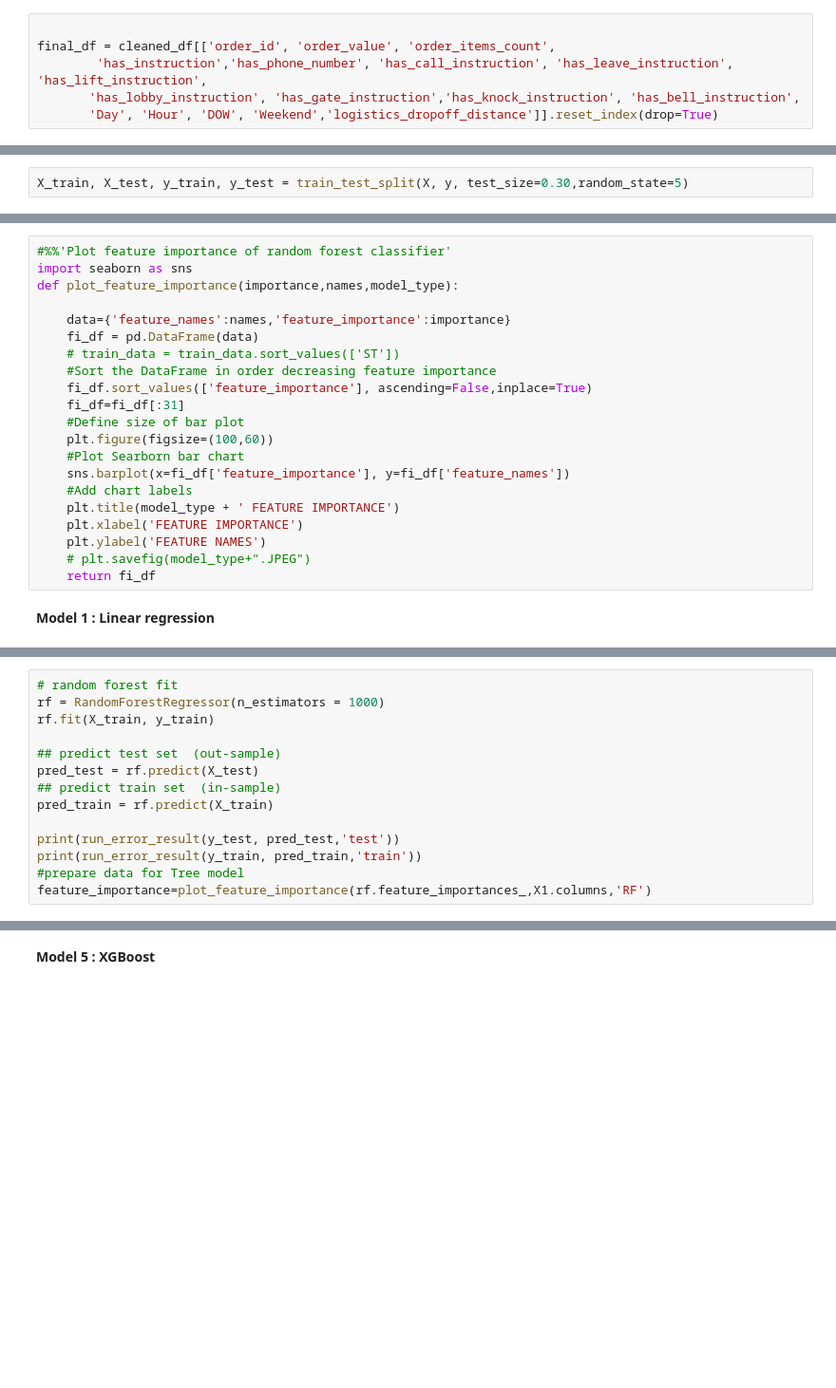
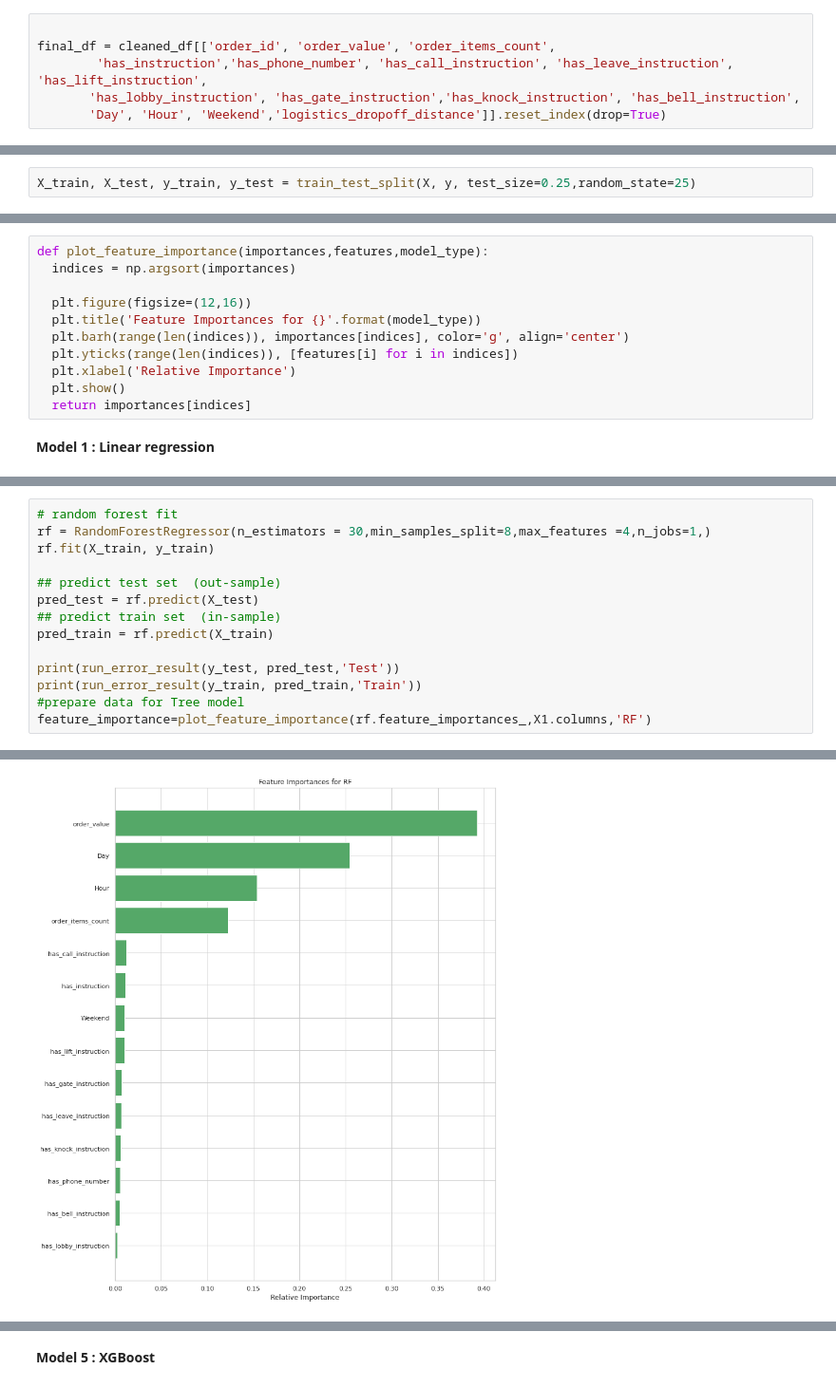
Before and after one commit to krishnarevi/Attention_model_from_scratch, a Jupyter notebook: Prediction_of_bad_deliveries.ipynb, the cells around one changed output, grey strips where cells are left out. Shown at 95% size. Cells and saved outputs as stored; diff of their text form; blank space fills up the shorter version.

```diff
--- a/Prediction_of_bad_deliveries.ipynb
+++ b/Prediction_of_bad_deliveries.ipynb
@@ -451,7 +447,7 @@ enough features from it
 final_df = cleaned_df[['order_id', 'order_value', 'order_items_count',
         'has_instruction','has_phone_number', 'has_call_instruction', 'has_leave_instruction', 'has_lift_instruction',
        'has_lobby_instruction', 'has_gate_instruction','has_knock_instruction', 'has_bell_instruction',
-       'Day', 'Hour', 'DOW', 'Weekend','logistics_dropoff_distance']].reset_index(drop=True)
+       'Day', 'Hour', 'Weekend','logistics_dropoff_distance']].reset_index(drop=True)
 # %%
 final_df.head()
 # %% [output]
@@ -500,7 +495,7 @@ Index(['order_value', 'order_items_count', 'has_instruction',
        'Weekend'],
       dtype='object')
 # %%
-X_train, X_test, y_train, y_test = train_test_split(X, y, test_size=0.30,random_state=5)
+X_train, X_test, y_train, y_test = train_test_split(X, y, test_size=0.25,random_state=25)
 # %%
 #error display function
 def run_error_result(actual,forecast,name):
@@ -524,23 +515,13 @@ def run_error_result(actual,forecast,name):
-# %%
-#%%'Plot feature importance of random forest classifier'
-import seaborn as sns
-def plot_feature_importance(importance,names,model_type):
-
-    data={'feature_names':names,'feature_importance':importance}
-    fi_df = pd.DataFrame(data)
-    # train_data = train_data.sort_values(['ST'])
-    #Sort the DataFrame in order decreasing feature importance
-    fi_df.sort_values(['feature_importance'], ascending=False,inplace=True)
-    fi_df=fi_df[:31]
-    #Define size of bar plot
-    plt.figure(figsize=(100,60))
-    #Plot Searborn bar chart
-    sns.barplot(x=fi_df['feature_importance'], y=fi_df['feature_names'])
-    #Add chart labels
-    plt.title(model_type + ' FEATURE IMPORTANCE')
-    plt.xlabel('FEATURE IMPORTANCE')
-    plt.ylabel('FEATURE NAMES')
-    # plt.savefig(model_type+".JPEG")
-    return fi_df
+# %%
+def plot_feature_importance(importances,features,model_type):
+  indices = np.argsort(importances)
+
+  plt.figure(figsize=(12,16))
+  plt.title('Feature Importances for {}'.format(model_type))
+  plt.barh(range(len(indices)), importances[indices], color='g', align='center')
+  plt.yticks(range(len(indices)), [features[i] for i in indices])
+  plt.xlabel('Relative Importance')
+  plt.show()
+  return importances[indices]
 # %% [markdown]
 **Model 1 : Linear regression**
@@ -607,6 +588,6 @@ print(run_error_result(y_train, pred_train,'train'))
 # %%
 # random forest fit
-rf = RandomForestRegressor(n_estimators = 1000)
+rf = RandomForestRegressor(n_estimators = 30,min_samples_split=8,max_features =4,n_jobs=1,)
 rf.fit(X_train, y_train)
 
 ## predict test set  (out-sample)
@@ -614,8 +595,8 @@ pred_test = rf.predict(X_test)
 ## predict train set  (in-sample)
 pred_train = rf.predict(X_train)
 
-print(run_error_result(y_test, pred_test,'test'))
-print(run_error_result(y_train, pred_train,'train'))
+print(run_error_result(y_test, pred_test,'Test'))
+print(run_error_result(y_train, pred_train,'Train'))
 #prepare data for Tree model
 feature_importance=plot_feature_importance(rf.feature_importances_,X1.columns,'RF')
 # %% [output]
@@ -622,0 +607 @@ NameError: ignored
+[figure, added]
```
Also changed, not shown: parts of 31 cells of this notebook.
